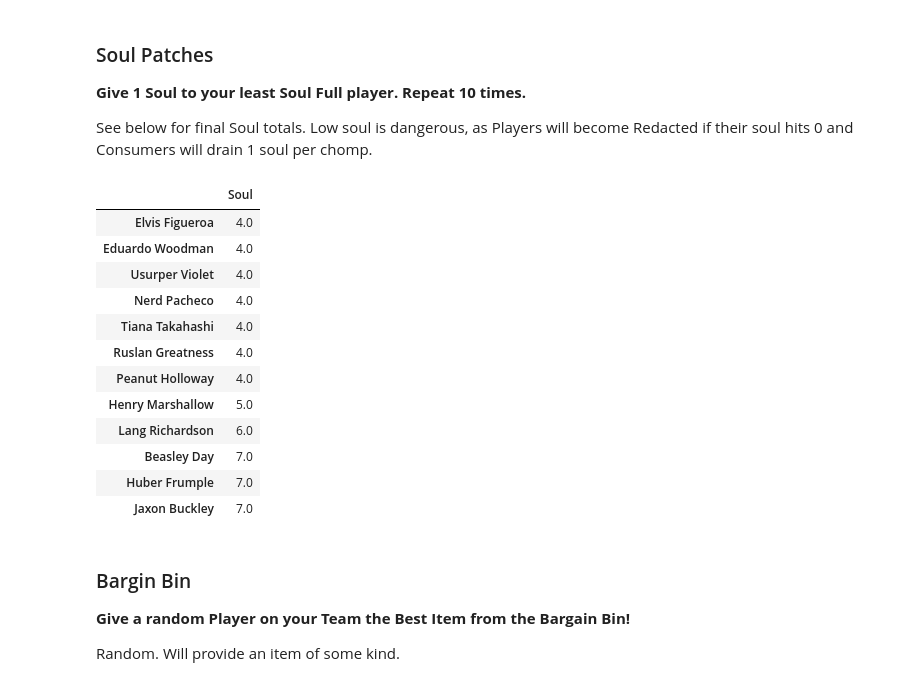
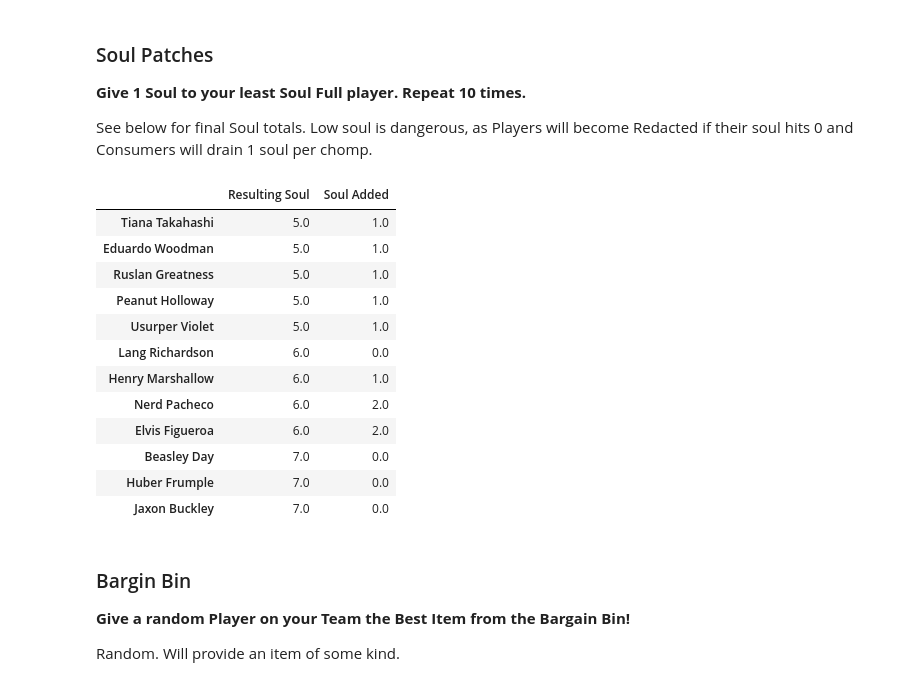
Before and after one commit to robbyblum/blaseball_notebooks, a Jupyter notebook: election_notes/s18.ipynb, the cells around one changed output. Drawn from its saved outputs; the diff is of its cells as text; code cells hidden in the pictures.

```diff
--- a/election_notes/s18.ipynb
+++ b/election_notes/s18.ipynb
@@ -1596,29 +1592,30 @@ Consumers will drain 1 soul per chomp.
 # %%
 players = deepcopy(pies.rotation) + deepcopy(pies.lineup)
 for i in range(0, 10):
     players.sort(key=lambda x: x.soul)
     worst = players[0]
     worst.soul += 1
     players = [x for x in players if x.id != worst.id] + [worst]
 players.sort(key=lambda x: x.soul)
 x = pandas.DataFrame()
 for p in players:
-    x = x.append(pandas.Series(p.soul, name=p.name, index=["Soul"]))
+    old = [x for x in pies.rotation + pies.lineup if x.id == p.id][0]
+    x = x.append(pandas.Series({"Soul Added": p.soul - old.soul,"Resulting Soul": p.soul}, name=p.name))
 x
 # %% [output]
-|  | Soul |
-| Elvis Figueroa | 4.0 |
-| Eduardo Woodman | 4.0 |
-| Usurper Violet | 4.0 |
-| Nerd Pacheco | 4.0 |
-| Tiana Takahashi | 4.0 |
-| Ruslan Greatness | 4.0 |
-| Peanut Holloway | 4.0 |
-| Henry Marshallow | 5.0 |
-| Lang Richardson | 6.0 |
-| Beasley Day | 7.0 |
-| Huber Frumple | 7.0 |
-| Jaxon Buckley | 7.0 |
+|  | Resulting Soul | Soul Added |
+| Tiana Takahashi | 5.0 | 1.0 |
+| Eduardo Woodman | 5.0 | 1.0 |
+| Ruslan Greatness | 5.0 | 1.0 |
+| Peanut Holloway | 5.0 | 1.0 |
+| Usurper Violet | 5.0 | 1.0 |
+| Lang Richardson | 6.0 | 0.0 |
+| Henry Marshallow | 6.0 | 1.0 |
+| Nerd Pacheco | 6.0 | 2.0 |
+| Elvis Figueroa | 6.0 | 2.0 |
+| Beasley Day | 7.0 | 0.0 |
+| Huber Frumple | 7.0 | 0.0 |
+| Jaxon Buckley | 7.0 | 0.0 |
 # %% [markdown]
 ### Bargin Bin
 
```
Also changed, not shown: parts of 22 cells of this notebook.
